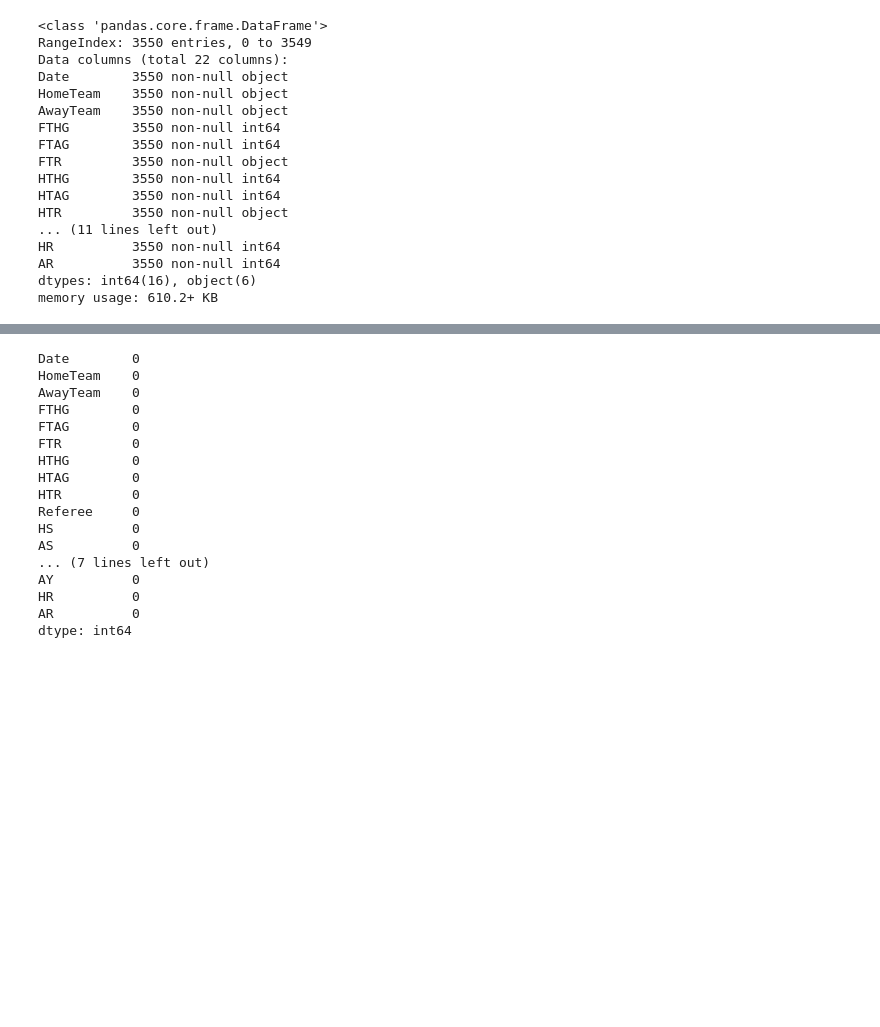
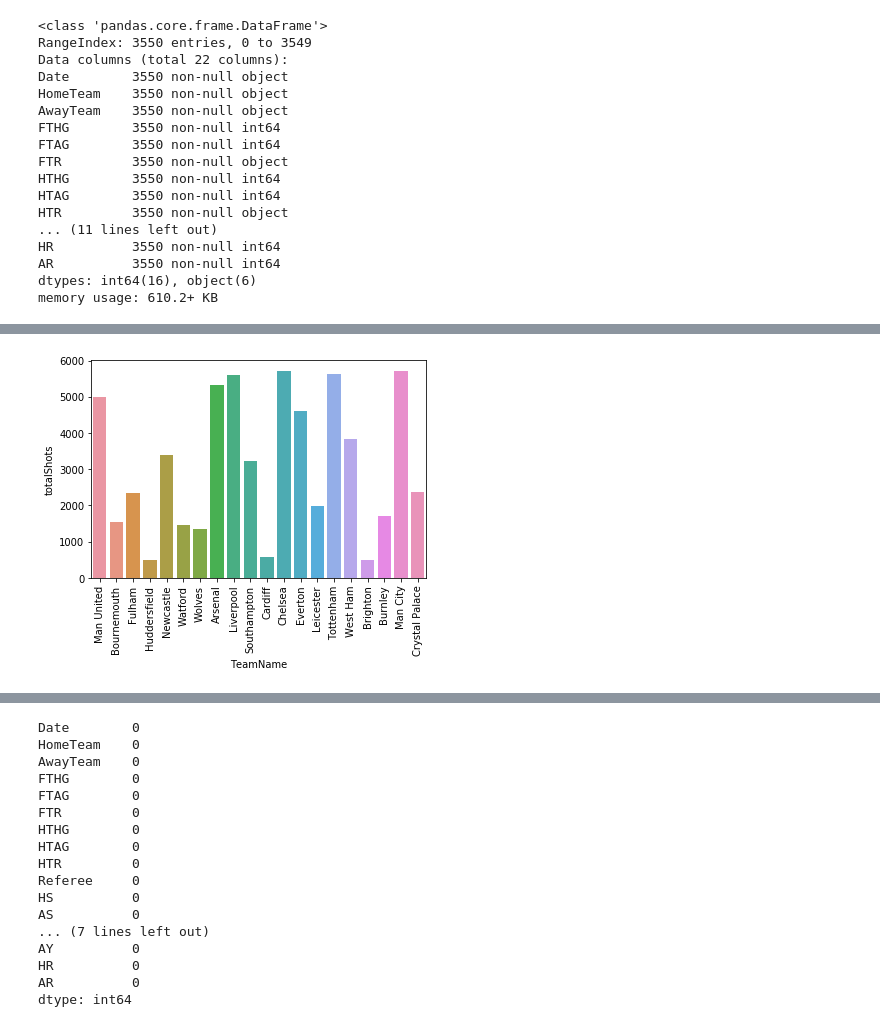
Before and after one commit to binayachaudari/EPL-predict-2019, a Jupyter notebook: EPL-Prediction-2019.ipynb, the cells around one changed output, grey strips where cells are left out. Drawn from its saved outputs; the diff is of its cells as text; code cells hidden in the pictures; blank space fills up the shorter version.

```diff
--- a/EPL-Prediction-2019.ipynb
+++ b/EPL-Prediction-2019.ipynb
@@ -205,0 +383,6 @@ data[data.FTR == 'H'].plot.hist()
+# %%
+totalShotsPlot = sns.barplot(teamStats.TeamName, teamStats.totalShots)
+for item in totalShotsPlot.get_xticklabels():
+    item.set_rotation(90)
+# %% [output]
+[figure, added]
```
Also changed, not shown: parts of 12 cells of this notebook, 1 other file.
